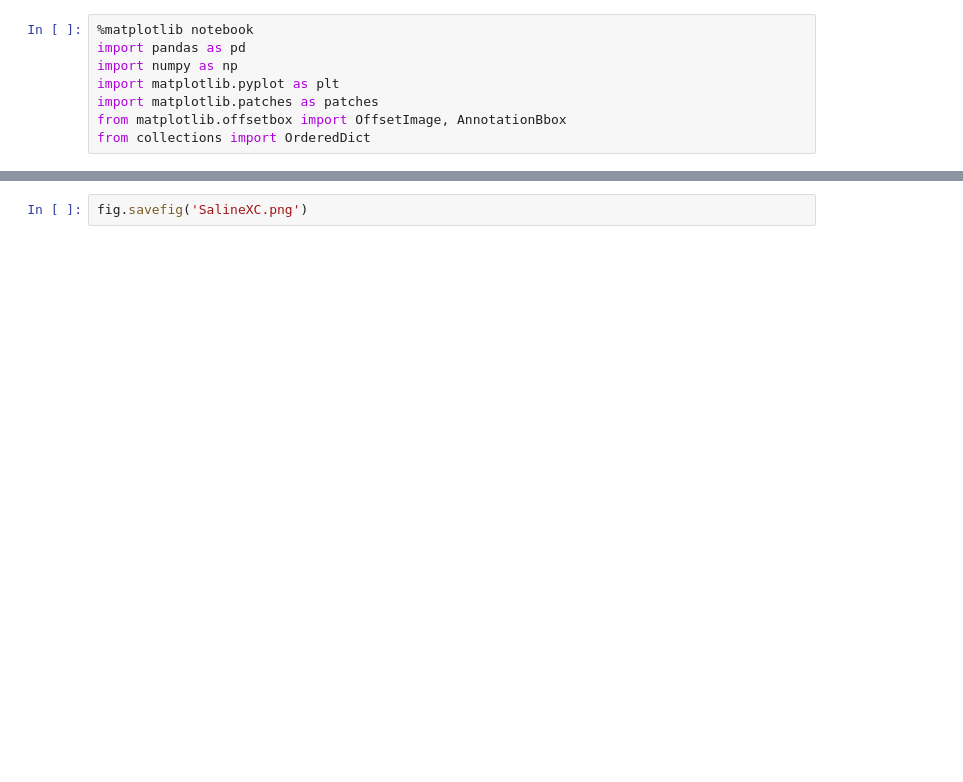
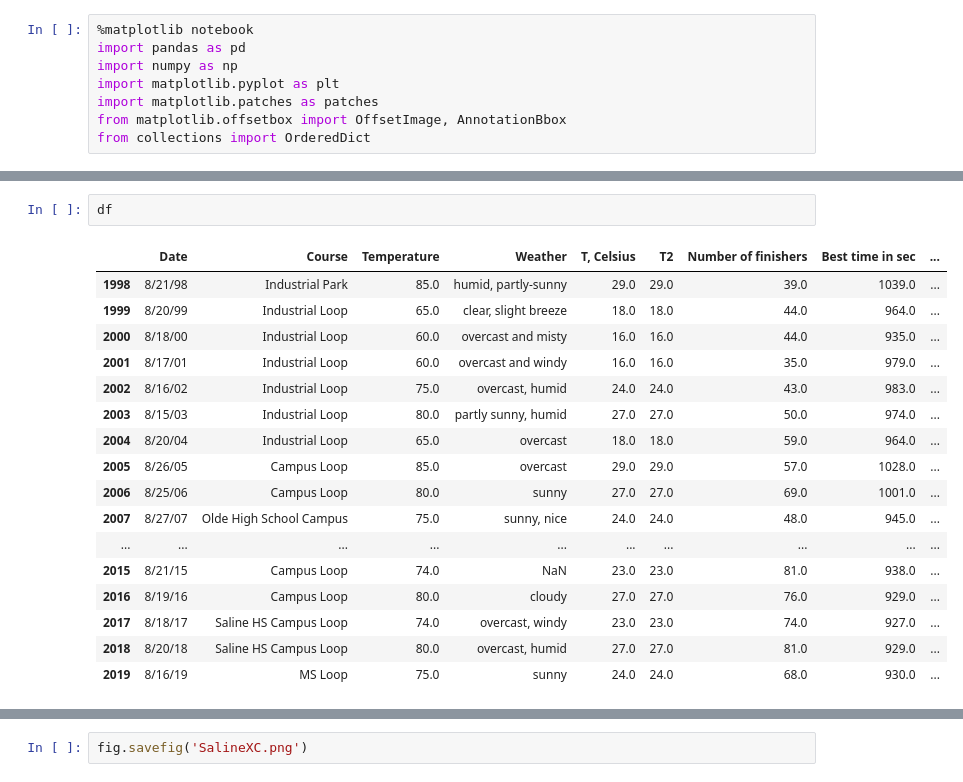
Before and after one commit to AndreyKurdyubov/SalineXC-3mile_trial, a Jupyter notebook: SalineXC.ipynb, the cells around one changed output, grey strips where cells are left out. Drawn from its saved outputs; the diff is of its cells as text; blank space fills up the shorter version.

```diff
--- a/SalineXC.ipynb
+++ b/SalineXC.ipynb
@@ -69,2 +69,22 @@ df
+# %%
+df
+# %% [output]
+|  | Date | Course | Temperature | Weather | T, Celsius | T2 | Number of finishers | Best time in sec | ... |
+| 1998 | 8/21/98 | Industrial Park | 85.0 | humid, partly-sunny | 29.0 | 29.0 | 39.0 | 1039.0 | ... |
+| 1999 | 8/20/99 | Industrial Loop | 65.0 | clear, slight breeze | 18.0 | 18.0 | 44.0 | 964.0 | ... |
+| 2000 | 8/18/00 | Industrial Loop | 60.0 | overcast and misty | 16.0 | 16.0 | 44.0 | 935.0 | ... |
+| 2001 | 8/17/01 | Industrial Loop | 60.0 | overcast and windy | 16.0 | 16.0 | 35.0 | 979.0 | ... |
+| 2002 | 8/16/02 | Industrial Loop | 75.0 | overcast, humid | 24.0 | 24.0 | 43.0 | 983.0 | ... |
+| 2003 | 8/15/03 | Industrial Loop | 80.0 | partly sunny, humid | 27.0 | 27.0 | 50.0 | 974.0 | ... |
+| 2004 | 8/20/04 | Industrial Loop | 65.0 | overcast | 18.0 | 18.0 | 59.0 | 964.0 | ... |
+| 2005 | 8/26/05 | Campus Loop | 85.0 | overcast | 29.0 | 29.0 | 57.0 | 1028.0 | ... |
+| 2006 | 8/25/06 | Campus Loop | 80.0 | sunny | 27.0 | 27.0 | 69.0 | 1001.0 | ... |
+| 2007 | 8/27/07 | Olde High School Campus | 75.0 | sunny, nice | 24.0 | 24.0 | 48.0 | 945.0 | ... |
+| ... | ... | ... | ... | ... | ... | ... | ... | ... | ... |
+| 2015 | 8/21/15 | Campus Loop | 74.0 | NaN | 23.0 | 23.0 | 81.0 | 938.0 | ... |
+| 2016 | 8/19/16 | Campus Loop | 80.0 | cloudy | 27.0 | 27.0 | 76.0 | 929.0 | ... |
+| 2017 | 8/18/17 | Saline HS Campus Loop | 74.0 | overcast, windy | 23.0 | 23.0 | 74.0 | 927.0 | ... |
+| 2018 | 8/20/18 | Saline HS Campus Loop | 80.0 | overcast, humid | 27.0 | 27.0 | 81.0 | 929.0 | ... |
+| 2019 | 8/16/19 | MS Loop | 75.0 | sunny | 24.0 | 24.0 | 68.0 | 930.0 | ... |
 # %%
 
```
Also changed, not shown: parts of 2 cells of this notebook.
